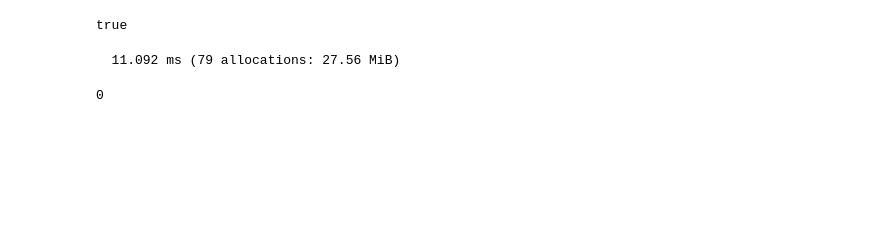
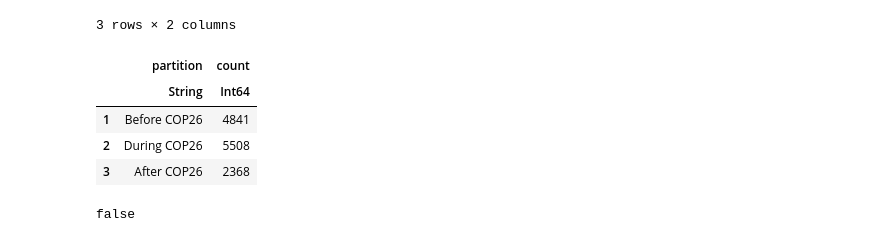
Before and after one commit to Cyrilvallez/Measuring-Influence-Twitter, a Jupyter notebook: Julia/Notebooks/test.ipynb, the cells around one changed output. Saved outputs shown, nothing was run; the diff lists cells and outputs as text; code cells hidden in the pictures; blank space fills up the shorter version.

```diff
--- a/Julia/Notebooks/test.ipynb
+++ b/Julia/Notebooks/test.ipynb
@@ -496,5 +496,7 @@ using ..Engine
 
 using DataFrames
 # %%
-df = load_dataset(COP26)
-df = cop_26_dates(df);
+df = load_dataset(RandomDays)
+df = no_partition(df);
+# %%
+x = rand(0:1, 200);
@@ -501,6 +576,15 @@ df = cop_26_dates(df);
 # %%
-f1, _ = follower_count(by_partition=true, min_tweets=3)
+f1, _ = IP_scores(by_partition=true, min_tweets=3)
 df1 = f1(df)
 df1 = df1[:, Not("retweet_from")]
 df1 = select(df1, sort(names(df1)));
+# %%
+combine(groupby(df1, "partition"), "username" => (x->length(unique(x))) => "count")
+# %% [output]
+3 rows × 2 columns
+|  | partition | count |
+|  | String | Int64 |
+| 1 | Before COP26 | 4841 |
+| 2 | During COP26 | 5508 |
+| 3 | After COP26 | 2368 |
 # %%
@@ -515,7 +599,7 @@ df2 = select(df2, sort(names(df2)));
 # %%
 df1 == df2
 # %% [output]
-true
+false
 # %%
 using BenchmarkTools
 using CausalityTools
@@ -529,9 +613,6 @@ x = rand(600)
 y = rand(600)
 
 @btime f2(x,y)
-# %% [output]
-  11.092 ms (79 allocations: 27.56 MiB)
-0
 # %%
 regex = r"^AGG[0-9]+:"
 a = "AGG1678934: joeoepzocnjocz    dveonoze^12"
```
Also changed, not shown: parts of 7 cells of this notebook, 3 other files.
